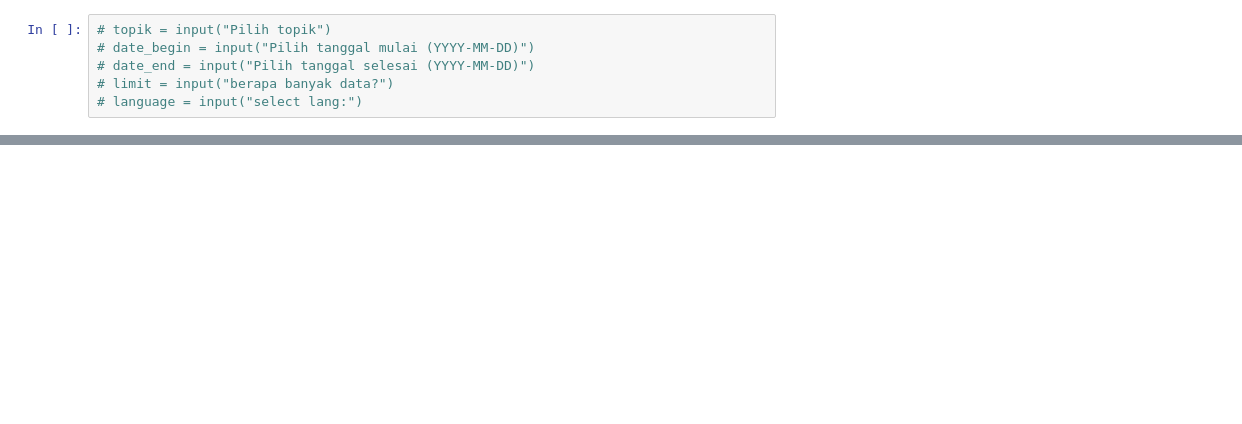
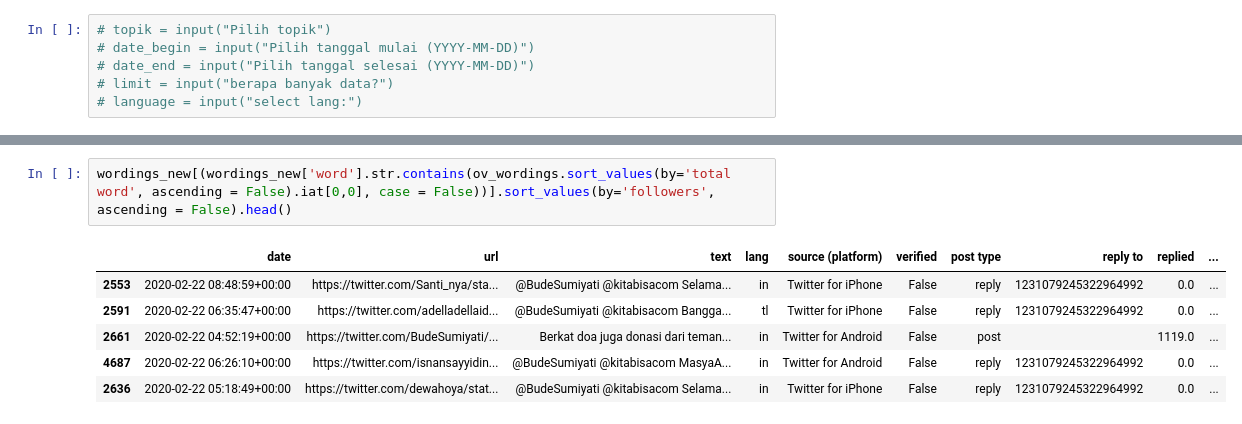
Before and after one commit to tumalanga/wordcloud, a Jupyter notebook: Scraper.ipynb, the cells around one changed output, grey strips where cells are left out. Cells and saved outputs as stored; diff of their text form; blank space fills up the shorter version.

```diff
--- a/Scraper.ipynb
+++ b/Scraper.ipynb
@@ -241,0 +246,9 @@ plt.show()
+# %%
+wordings_new[(wordings_new['word'].str.contains(ov_wordings.sort_values(by='total word', ascending = False).iat[0,0], case = False))].sort_values(by='followers', ascending = False).head()
+# %% [output]
+|  | date | url | text | lang | source (platform) | verified | post type | reply to | replied | ... |
+| 2553 | 2020-02-22 08:48:59+00:00 | https://twitter.com/Santi_nya/sta... | @BudeSumiyati @kitabisacom Selama... | in | Twitter for iPhone | False | reply | 1231079245322964992 | 0.0 | ... |
+| 2591 | 2020-02-22 06:35:47+00:00 | https://twitter.com/adelladellaid... | @BudeSumiyati @kitabisacom Bangga... | tl | Twitter for iPhone | False | reply | 1231079245322964992 | 0.0 | ... |
+| 2661 | 2020-02-22 04:52:19+00:00 | https://twitter.com/BudeSumiyati/... | Berkat doa juga donasi dari teman... | in | Twitter for Android | False | post |  | 1119.0 | ... |
+| 4687 | 2020-02-22 06:26:10+00:00 | https://twitter.com/isnansayyidin... | @BudeSumiyati @kitabisacom MasyaA... | in | Twitter for Android | False | reply | 1231079245322964992 | 0.0 | ... |
+| 2636 | 2020-02-22 05:18:49+00:00 | https://twitter.com/dewahoya/stat... | @BudeSumiyati @kitabisacom Selama... | in | Twitter for iPhone | False | reply | 1231079245322964992 | 0.0 | ... |
```
Also changed, not shown: parts of 10 cells of this notebook.
